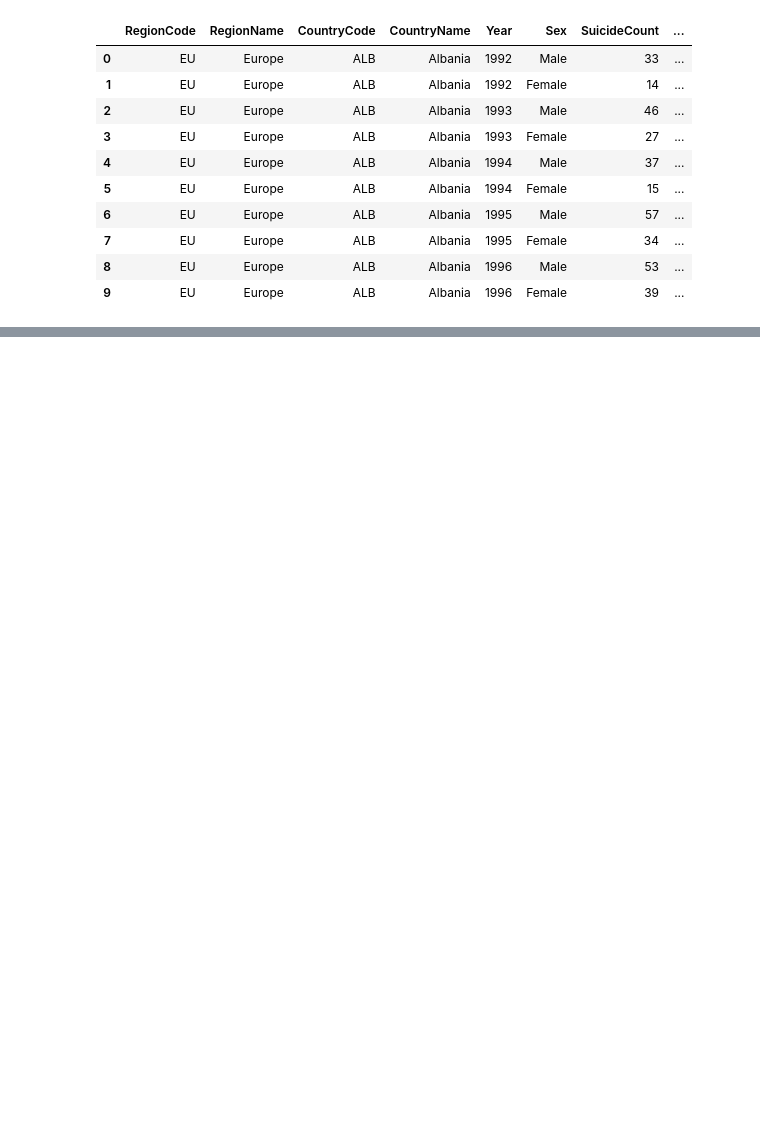
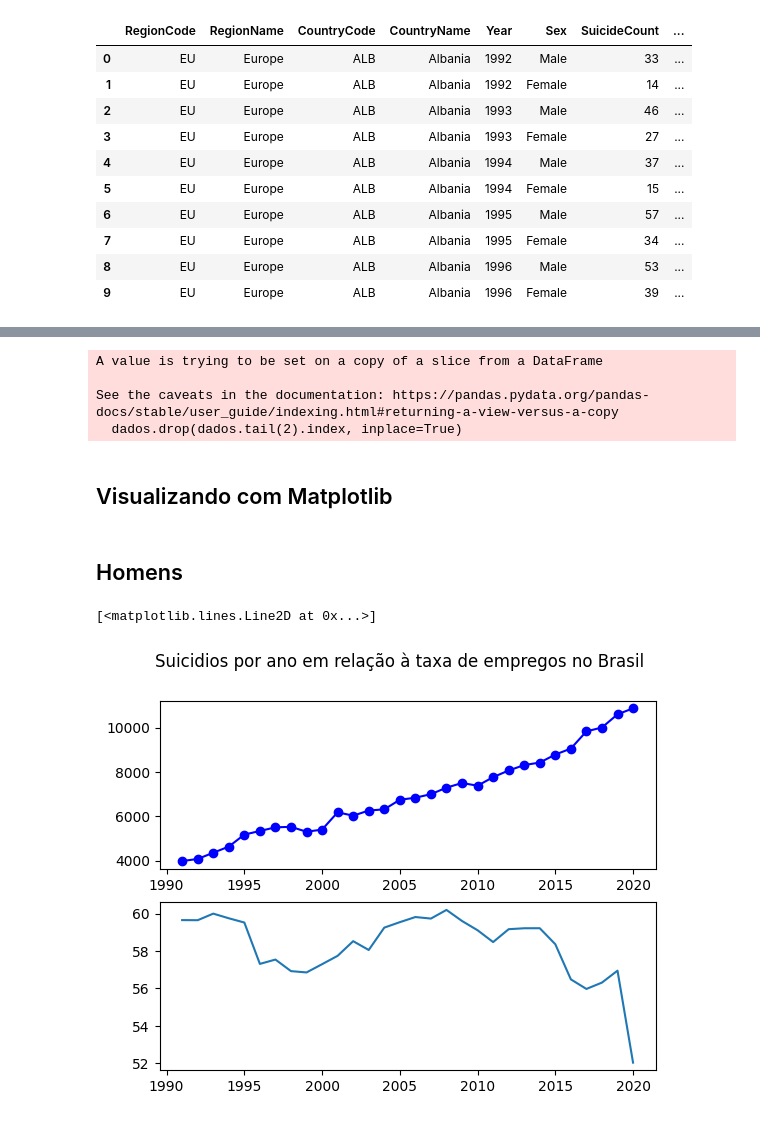
Before and after one commit to matheushstf/suicide_rates_data, a Jupyter notebook: transformation.ipynb, the cells around one changed output, grey strips where cells are left out. Saved outputs shown, nothing was run; the diff lists cells and outputs as text; code cells hidden in the pictures; blank space fills up the shorter version.

Commit message:
visualização v1

```diff
--- a/transformation.ipynb
+++ b/transformation.ipynb
@@ -36,0 +40,4 @@ print(south_america_suicides['SuicideCount'].sum())
+# %%
+dados = brasil_suicides[['Year', 'SuicideCount', 'Sex', 'EmploymentPopulationRatio', 'InflationRate']]
+dados.index = range(dados.shape[0])
+dados
@@ -36,0 +58,28 @@ print(south_america_suicides['SuicideCount'].sum())
+# %%
+dados.drop(dados.tail(2).index, inplace=True)
+# %% [output]
+A value is trying to be set on a copy of a slice from a DataFrame
+
+See the caveats in the documentation: https://pandas.pydata.org/pandas-docs/stable/user_guide/indexing.html#returning-a-view-versus-a-copy
+  dados.drop(dados.tail(2).index, inplace=True)
+# %%
+dados_male = dados[dados['Sex'] == 'Male']
+dados_female = dados[dados['Sex'] == 'Female']
+dados_unknown = dados[dados['Sex'] == 'Unknown']
+# %% [markdown]
+## Visualizando com Matplotlib
+# %% [markdown]
+## Homens
+# %%
+x = dados_male['Year']
+y = dados_male['SuicideCount']
+line = dados_male['EmploymentPopulationRatio']
+line2 = dados_male['InflationRate']
+
+fig, axs = plt.subplots(2)
+fig.suptitle('Suicidios por ano em relação à taxa de empregos no Brasil')
+axs[0].plot(x, y, 'o-b')
+axs[1].plot(x, line)
+# %% [output]
+[<matplotlib.lines.Line2D at 0x...>]
+[figure, added]
```
Also changed, not shown: parts of 9 cells of this notebook.
